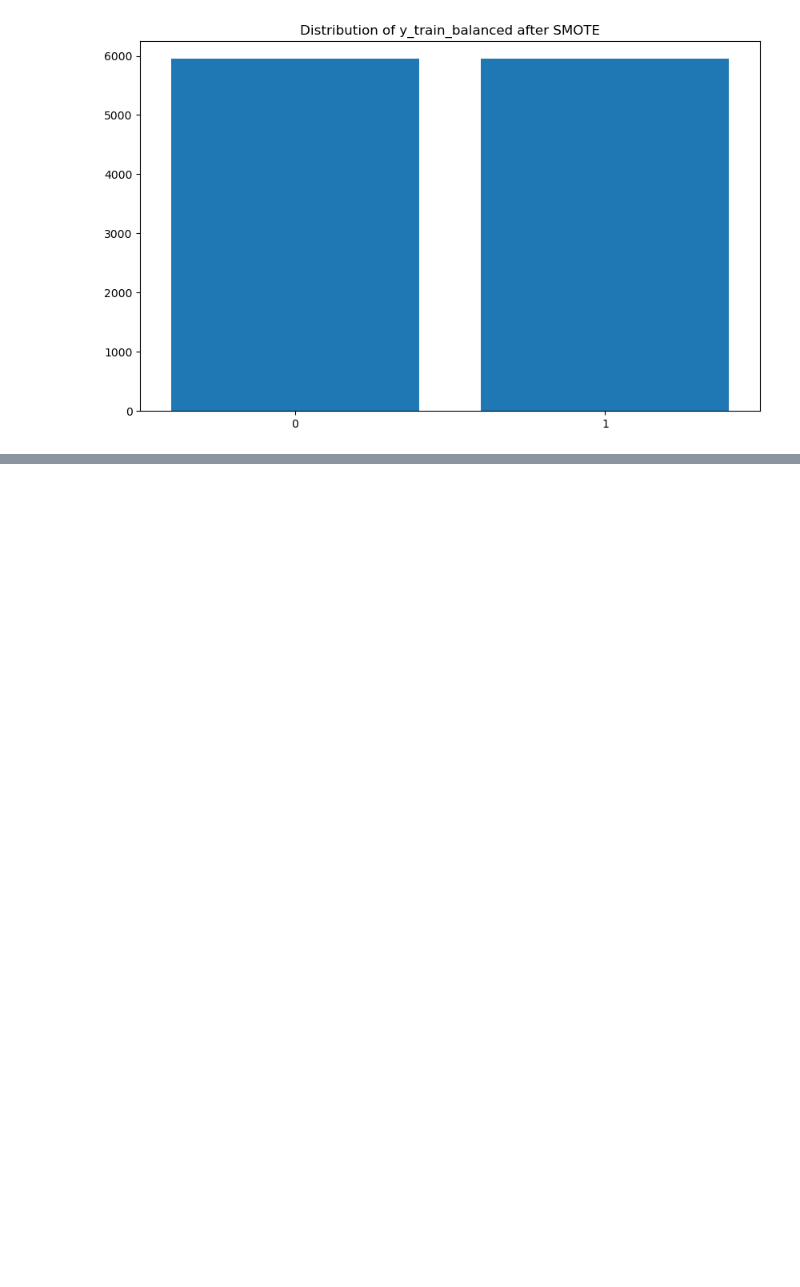
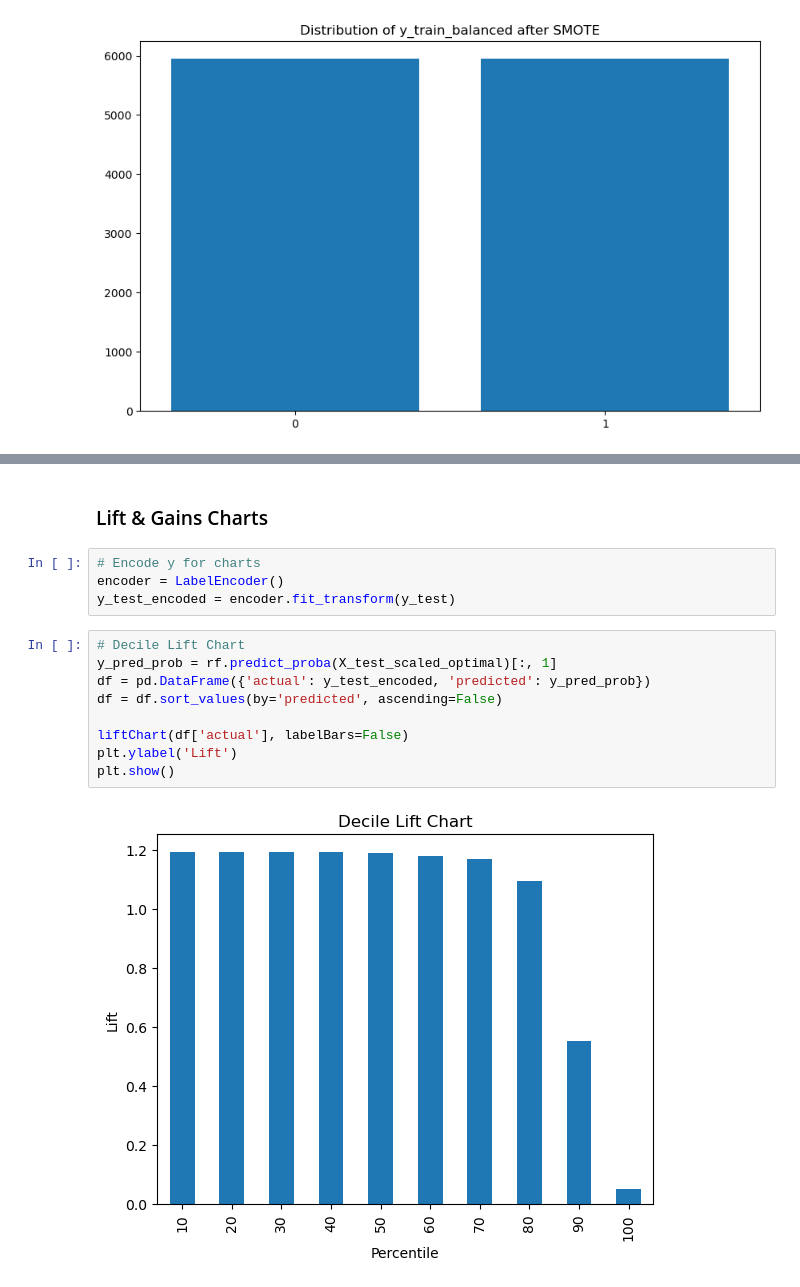
Before and after one commit to shailja-somani-0/ADS-505-Predict-Credit-Card-Churn, a Jupyter notebook: Final_Project.ipynb, the cells around one changed output, grey strips where cells are left out. Saved outputs shown, nothing was run; the diff lists cells and outputs as text; blank space fills up the shorter version.

```diff
--- a/Final_Project.ipynb
+++ b/Final_Project.ipynb
@@ -262,0 +454,17 @@ After: Counter({'Attrited Customer': 5949, 'Existing Customer': 5949})
+# %% [markdown]
+### Lift & Gains Charts
+# %%
+# Encode y for charts
+encoder = LabelEncoder()
+y_test_encoded = encoder.fit_transform(y_test)
+# %%
+# Decile Lift Chart
+y_pred_prob = rf.predict_proba(X_test_scaled_optimal)[:, 1]
+df = pd.DataFrame({'actual': y_test_encoded, 'predicted': y_pred_prob})
+df = df.sort_values(by='predicted', ascending=False)
+
+liftChart(df['actual'], labelBars=False)
+plt.ylabel('Lift')
+plt.show()
+# %% [output]
+[figure, added]
```
Also changed, not shown: parts of 24 cells of this notebook.
